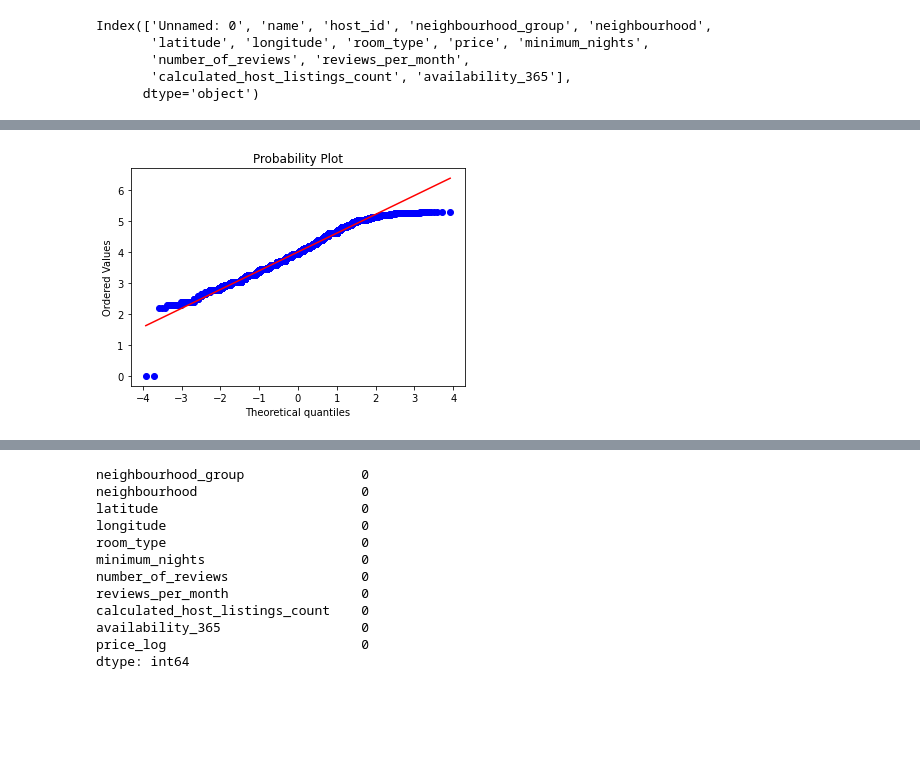
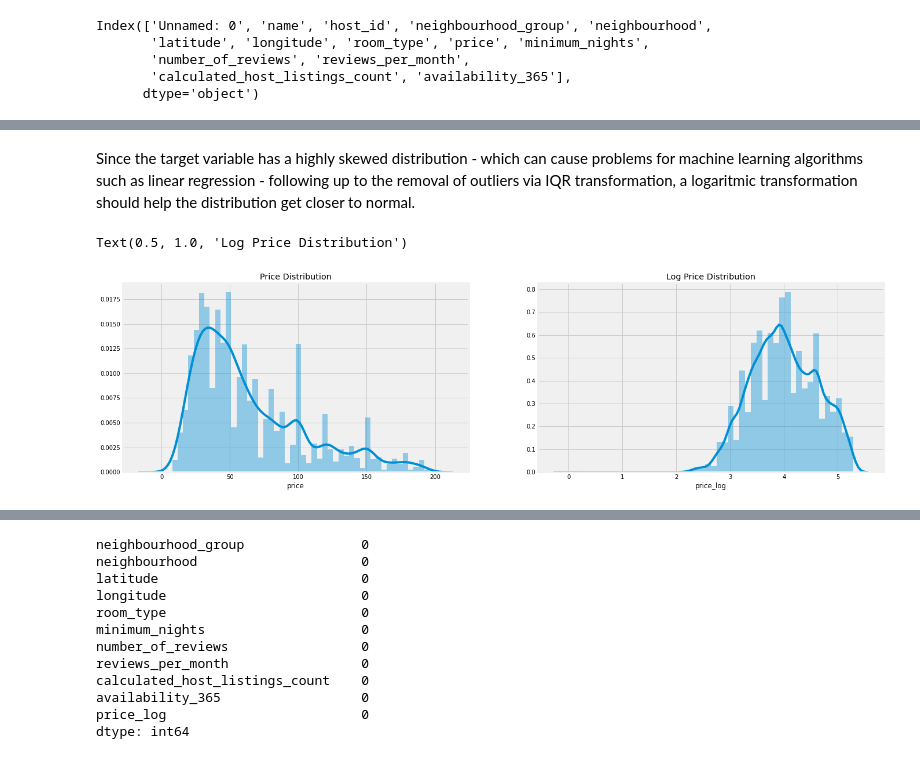
Before and after one commit to dinisoliveirac/AirbnbSmarter-Pricing-Predictor, a Jupyter notebook: ml_models_all.ipynb, the cells around one changed output, grey strips where cells are left out. Drawn from its saved outputs; the diff is of its cells as text; code cells hidden in the pictures; blank space fills up the shorter version.

```diff
--- a/ml_models_all.ipynb
+++ b/ml_models_all.ipynb
@@ -48,8 +44,13 @@ Text(0.5, 1.0, 'Log-Price Distribution Plot')
-# %%
-# good fit indicates that normality is a reasonable approximation
-
-from scipy import stats
-stats.probplot(clean_sum_listings['price_log'], plot=plt)
-plt.show()
-# %% [output]
-[figure, removed]
+# %% [markdown]
+Since the target variable has a highly skewed distribution - which can cause problems for machine learning algorithms such as linear regression -  following up to the removal of outliers via IQR transformation, a logaritmic transformation should help the distribution get closer to normal.
+# %%
+fig, axes = plt.subplots(1,2, figsize=(21, 6))
+
+sns.distplot(clean_sum_listings['price'], ax=axes[0])
+axes[0].set_title('Price Distribution')
+sns.distplot(np.log1p(clean_sum_listings['price']), ax=axes[1])
+axes[1].set_xlabel('price_log')
+axes[1].set_title('Log Price Distribution')
+# %% [output]
+Text(0.5, 1.0, 'Log Price Distribution')
+[figure, added]
```
Also changed, not shown: parts of 76 cells of this notebook.
